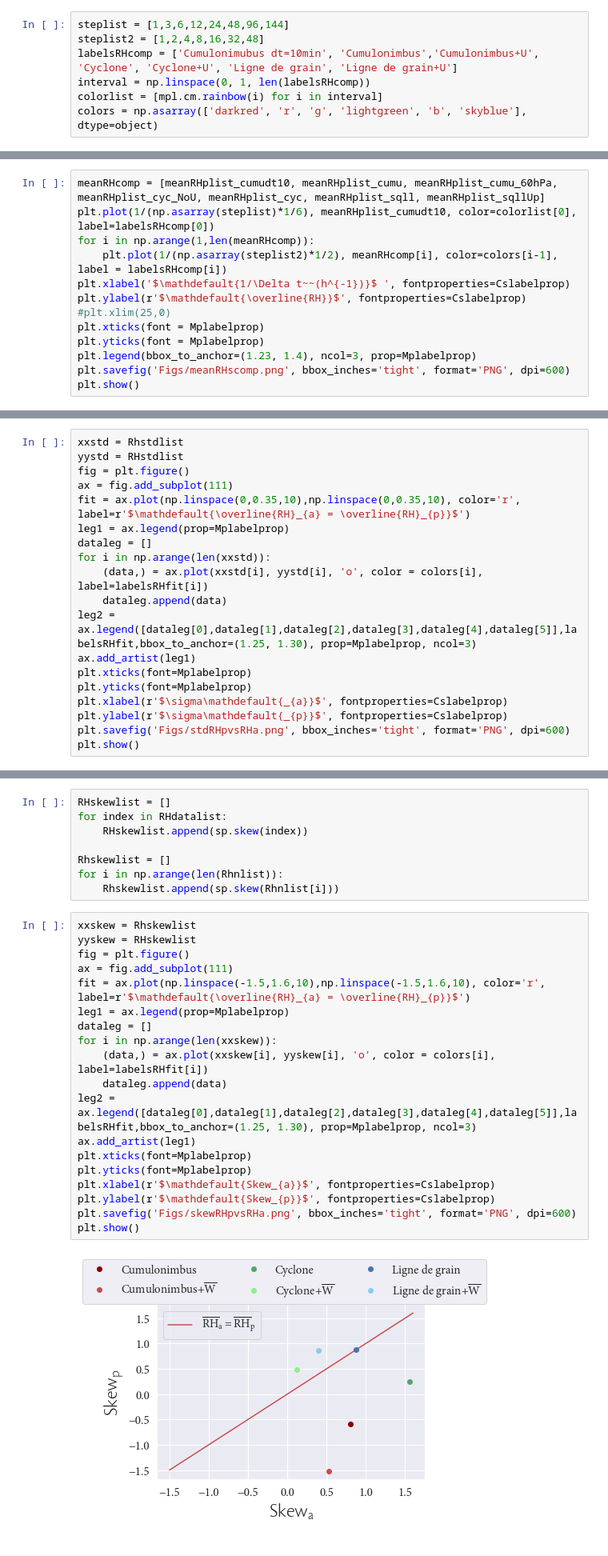
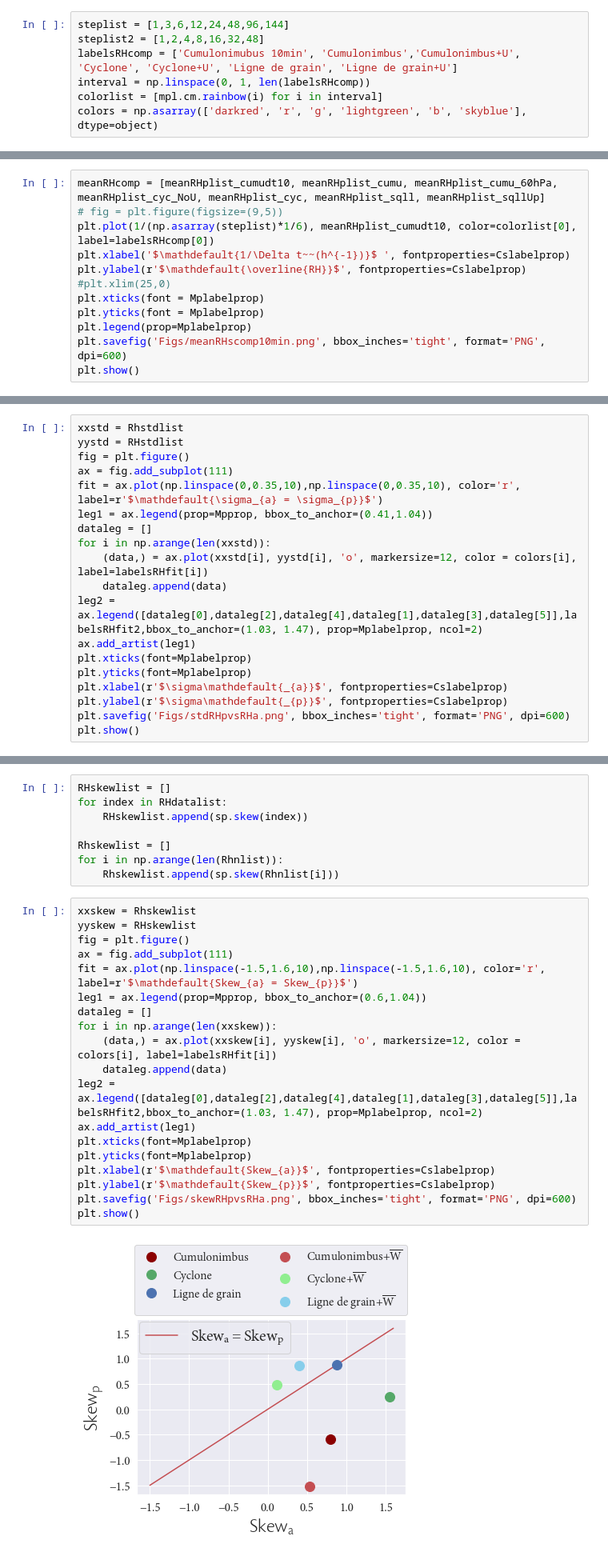
Before and after one commit to FelixLangot/LMD_Internship, a Jupyter notebook: Stats.ipynb, the cells around one changed output, grey strips where cells are left out. Shown at 80% size. Saved outputs shown, nothing was run; the diff lists cells and outputs as text.

```diff
--- a/Stats.ipynb
+++ b/Stats.ipynb
@@ -17,7 +17,7 @@ len(meanRHplist_cumudt10)
 # %%
 steplist = [1,3,6,12,24,48,96,144]
 steplist2 = [1,2,4,8,16,32,48]
-labelsRHcomp = ['Cumulonimubus dt=10min', 'Cumulonimbus','Cumulonimbus+U', 'Cyclone', 'Cyclone+U', 'Ligne de grain', 'Ligne de grain+U']
+labelsRHcomp = ['Cumulonimubus 10min', 'Cumulonimbus','Cumulonimbus+U', 'Cyclone', 'Cyclone+U', 'Ligne de grain', 'Ligne de grain+U']
 interval = np.linspace(0, 1, len(labelsRHcomp))
 colorlist = [mpl.cm.rainbow(i) for i in interval]
 colors = np.asarray(['darkred', 'r', 'g', 'lightgreen', 'b', 'skyblue'], dtype=object)
@@ -24,14 +55,13 @@ colors = np.asarray(['darkred', 'r', 'g', 'lightgreen', 'b', 'skyblue'], dtype=o
 # %%
 meanRHcomp = [meanRHplist_cumudt10, meanRHplist_cumu, meanRHplist_cumu_60hPa, meanRHplist_cyc_NoU, meanRHplist_cyc, meanRHplist_sqll, meanRHplist_sqllUp]
+# fig = plt.figure(figsize=(9,5))
 plt.plot(1/(np.asarray(steplist)*1/6), meanRHplist_cumudt10, color=colorlist[0], label=labelsRHcomp[0])
-for i in np.arange(1,len(meanRHcomp)):
-    plt.plot(1/(np.asarray(steplist2)*1/2), meanRHcomp[i], color=colors[i-1], label = labelsRHcomp[i])
 plt.xlabel('$\mathdefault{1/\Delta t~~(h^{-1})}$ ', fontproperties=Cslabelprop)
 plt.ylabel(r'$\mathdefault{\overline{RH}}$', fontproperties=Cslabelprop)
 #plt.xlim(25,0)
 plt.xticks(font = Mplabelprop)
 plt.yticks(font = Mplabelprop)
-plt.legend(bbox_to_anchor=(1.23, 1.4), ncol=3, prop=Mplabelprop)
-plt.savefig('Figs/meanRHscomp.png', bbox_inches='tight', format='PNG', dpi=600)
+plt.legend(prop=Mplabelprop)
+plt.savefig('Figs/meanRHscomp10min.png', bbox_inches='tight', format='PNG', dpi=600)
 plt.show()
 # %% [output]
@@ -182,13 +216,13 @@ xxstd = Rhstdlist
 yystd = RHstdlist
 fig = plt.figure()
 ax = fig.add_subplot(111)
-fit = ax.plot(np.linspace(0,0.35,10),np.linspace(0,0.35,10), color='r', label=r'$\mathdefault{\overline{RH}_{a} = \overline{RH}_{p}}$')
-leg1 = ax.legend(prop=Mplabelprop)
+fit = ax.plot(np.linspace(0,0.35,10),np.linspace(0,0.35,10), color='r', label=r'$\mathdefault{\sigma_{a} = \sigma_{p}}$')
+leg1 = ax.legend(prop=Mpprop, bbox_to_anchor=(0.41,1.04))
 dataleg = []
 for i in np.arange(len(xxstd)):
-    (data,) = ax.plot(xxstd[i], yystd[i], 'o', color = colors[i], label=labelsRHfit[i])
+    (data,) = ax.plot(xxstd[i], yystd[i], 'o', markersize=12, color = colors[i], label=labelsRHfit[i])
     dataleg.append(data)
-leg2 = ax.legend([dataleg[0],dataleg[1],dataleg[2],dataleg[3],dataleg[4],dataleg[5]],labelsRHfit,bbox_to_anchor=(1.25, 1.30), prop=Mplabelprop, ncol=3)
+leg2 = ax.legend([dataleg[0],dataleg[2],dataleg[4],dataleg[1],dataleg[3],dataleg[5]],labelsRHfit2,bbox_to_anchor=(1.03, 1.47), prop=Mplabelprop, ncol=2)
 ax.add_artist(leg1)
 plt.xticks(font=Mplabelprop)
 plt.yticks(font=Mplabelprop)
@@ -241,21 +289,21 @@ for i in np.arange(len(Rhnlist)):
 # %%
 xxskew = Rhskewlist
 yyskew = RHskewlist
 fig = plt.figure()
 ax = fig.add_subplot(111)
-fit = ax.plot(np.linspace(-1.5,1.6,10),np.linspace(-1.5,1.6,10), color='r', label=r'$\mathdefault{\overline{RH}_{a} = \overline{RH}_{p}}$')
-leg1 = ax.legend(prop=Mplabelprop)
+fit = ax.plot(np.linspace(-1.5,1.6,10),np.linspace(-1.5,1.6,10), color='r', label=r'$\mathdefault{Skew_{a} = Skew_{p}}$')
+leg1 = ax.legend(prop=Mpprop, bbox_to_anchor=(0.6,1.04))
 dataleg = []
 for i in np.arange(len(xxskew)):
-    (data,) = ax.plot(xxskew[i], yyskew[i], 'o', color = colors[i], label=labelsRHfit[i])
+    (data,) = ax.plot(xxskew[i], yyskew[i], 'o', markersize=12, color = colors[i], label=labelsRHfit[i])
     dataleg.append(data)
-leg2 = ax.legend([dataleg[0],dataleg[1],dataleg[2],dataleg[3],dataleg[4],dataleg[5]],labelsRHfit,bbox_to_anchor=(1.25, 1.30), prop=Mplabelprop, ncol=3)
+leg2 = ax.legend([dataleg[0],dataleg[2],dataleg[4],dataleg[1],dataleg[3],dataleg[5]],labelsRHfit2,bbox_to_anchor=(1.03, 1.47), prop=Mplabelprop, ncol=2)
 ax.add_artist(leg1)
 plt.xticks(font=Mplabelprop)
 plt.yticks(font=Mplabelprop)
 plt.xlabel(r'$\mathdefault{Skew_{a}}$', fontproperties=Cslabelprop)
 plt.ylabel(r'$\mathdefault{Skew_{p}}$', fontproperties=Cslabelprop)
 plt.savefig('Figs/skewRHpvsRHa.png', bbox_inches='tight', format='PNG', dpi=600)
 plt.show()
 # %% [output]
-[figure, old version]
+[figure, new version]
```
Also changed, not shown: parts of 12 cells of this notebook.
